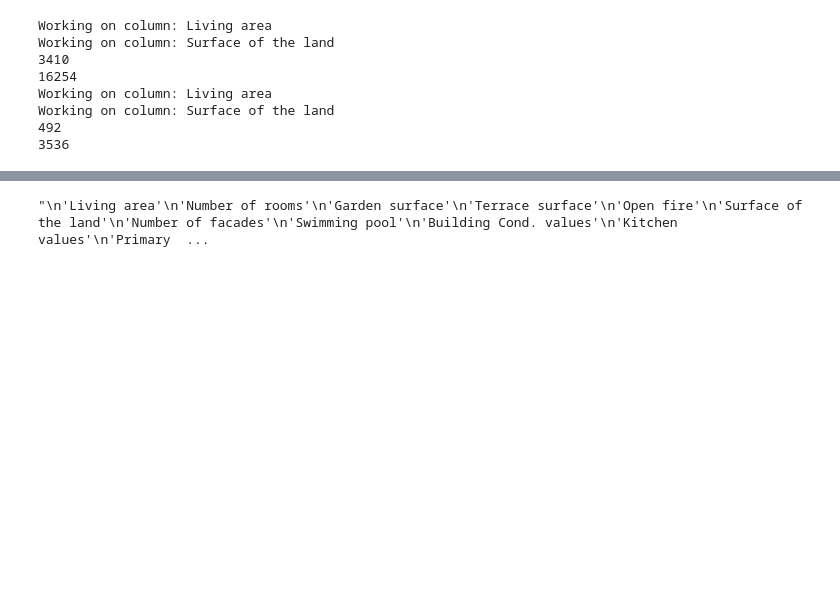
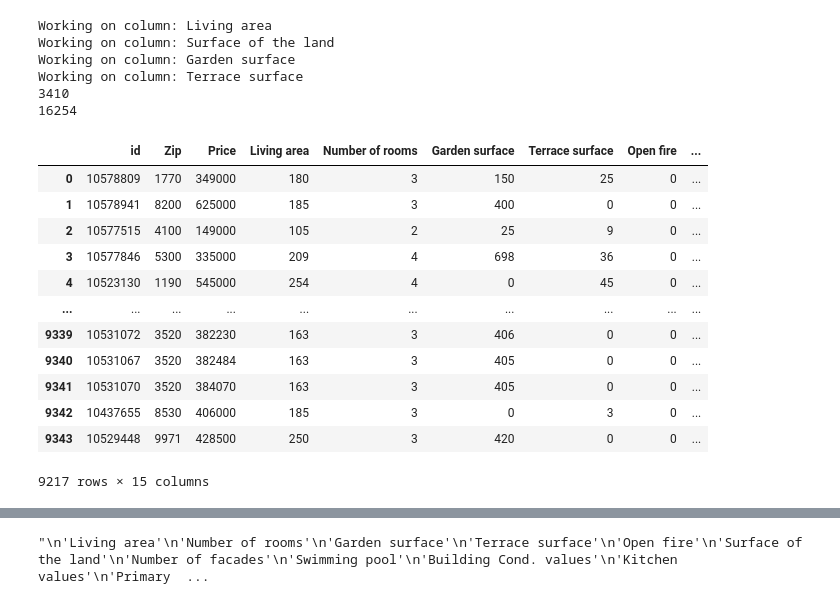
Before and after one commit to Ta-DevSark/challenge-regression, a Jupyter notebook: mourad.ipynb, the cells around one changed output, grey strips where cells are left out. Saved outputs shown, nothing was run; the diff lists cells and outputs as text; code cells hidden in the pictures; blank space fills up the shorter version.

```diff
--- a/mourad.ipynb
+++ b/mourad.ipynb
@@ -10,32 +10,44 @@ from typing import List
 from sklearn.model_selection import train_test_split
 # %%
 df = pd.read_csv('complete_houses_mod.csv')
-
+df.drop('Unnamed: 0', inplace=True, axis=1)
+df.drop('Price of square meter', inplace=True, axis=1)
 def remove_outliers(df: pd.DataFrame, columns: List[str], n_std: int) -> pd.DataFrame:
     for col in columns:
         print('Working on column: {}'.format(col))
 
         mean = df[col].mean()
         sd = df[col].std()
 
         df = df[(df[col] <= mean+(n_std*sd))]
 
     return df
 
 df = remove_outliers(df, ['Living area'], 3)
 df = remove_outliers(df, ['Surface of the land'], 3)
+df = remove_outliers(df, ['Garden surface'], 3)
+df = remove_outliers(df, ['Terrace surface'], 3)
+
 print(df['Living area'].max())
 print(df['Surface of the land'].max())
-df = remove_outliers(df, ['Living area'], 2)
-df = remove_outliers(df, ['Surface of the land'], 2)
-print(df['Living area'].max())
-print(df['Surface of the land'].max())
+df
 # %% [output]
 Working on column: Living area
 Working on column: Surface of the land
+Working on column: Garden surface
+Working on column: Terrace surface
 3410
 16254
-Working on column: Living area
-Working on column: Surface of the land
-492
-3536
+|  | id | Zip | Price | Living area | Number of rooms | Garden surface | Terrace surface | Open fire | ... |
+| 0 | 10578809 | 1770 | 349000 | 180 | 3 | 150 | 25 | 0 | ... |
+| 1 | 10578941 | 8200 | 625000 | 185 | 3 | 400 | 0 | 0 | ... |
+| 2 | 10577515 | 4100 | 149000 | 105 | 2 | 25 | 9 | 0 | ... |
+| 3 | 10577846 | 5300 | 335000 | 209 | 4 | 698 | 36 | 0 | ... |
+| 4 | 10523130 | 1190 | 545000 | 254 | 4 | 0 | 45 | 0 | ... |
+| ... | ... | ... | ... | ... | ... | ... | ... | ... | ... |
+| 9339 | 10531072 | 3520 | 382230 | 163 | 3 | 406 | 0 | 0 | ... |
+| 9340 | 10531067 | 3520 | 382484 | 163 | 3 | 405 | 0 | 0 | ... |
+| 9341 | 10531070 | 3520 | 384070 | 163 | 3 | 405 | 0 | 0 | ... |
+| 9342 | 10437655 | 8530 | 406000 | 185 | 3 | 0 | 3 | 0 | ... |
+| 9343 | 10529448 | 9971 | 428500 | 250 | 3 | 420 | 0 | 0 | ... |
+9217 rows × 15 columns
```
Also changed, not shown: parts of 8 cells of this notebook.
